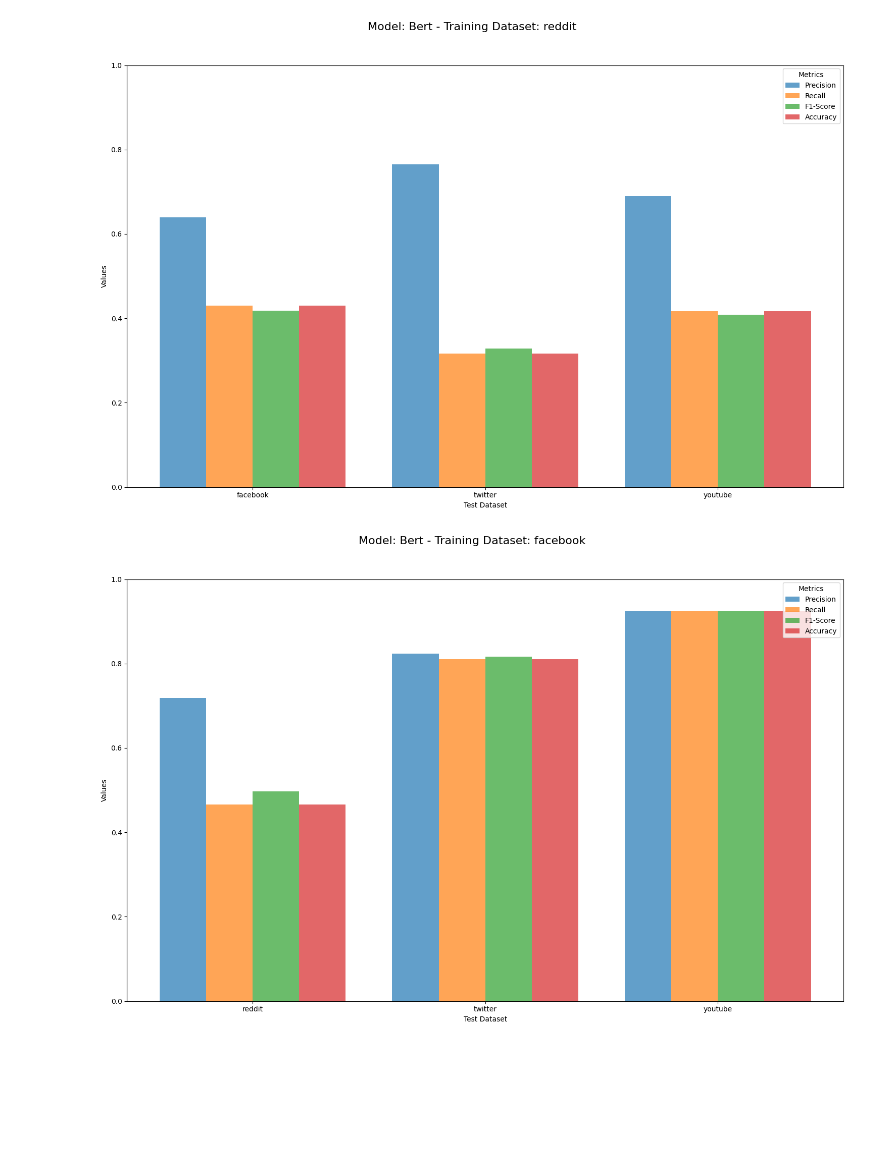
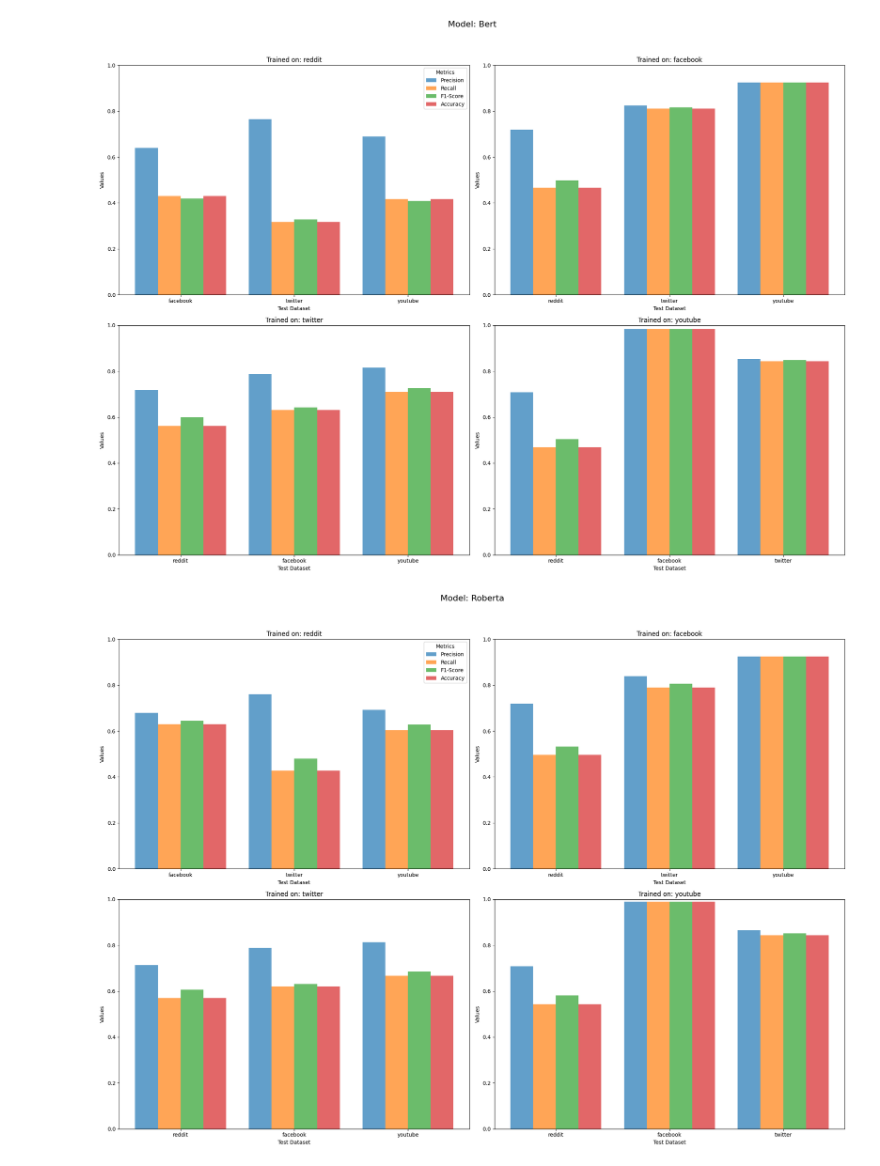
Before and after one commit to LeTartap/hate-speech-classification, a Jupyter notebook: ml/results/plot_ml_results_combined.ipynb, the cells around one changed output. Drawn from its saved outputs; the diff is of its cells as text; code cells hidden in the pictures; blank space fills up the shorter version.

Commit message:
combined the plots results for ease to put in the report

```diff
--- a/ml/results/plot_ml_results_combined.ipynb
+++ b/ml/results/plot_ml_results_combined.ipynb
@@ -40,7 +40,16 @@ def load_results(model, train_dataset):
     return results
 
 def plot_metrics(dataframes, model):
-    for train_dataset, df in dataframes.items():
+    # Create a figure with subplots
+    fig, axes = plt.subplots(nrows=2, ncols=2, figsize=(20, 15))
+    fig.suptitle(f'Model: {model}', fontsize=16)
+
+    # Flatten the axes array for easy iteration
+    axes = axes.flatten()
+
+    for idx, (train_dataset, df) in enumerate(dataframes.items()):
+        ax = axes[idx]
+
         # Create a DataFrame for plotting
         plot_data = []
         for test_dataset, metrics in df.items():
@@ -52,10 +61,6 @@ def plot_metrics(dataframes, model):
                     plot_data.append(metric)
 
         plot_df = pd.DataFrame(plot_data)
-
-        # Create a combined plot
-        fig, ax = plt.subplots(figsize=(15, 10))
-        fig.suptitle(f'Model: {model} - Training Dataset: {train_dataset}', fontsize=16)
 
         # Define metrics to plot
         plot_metrics = ['Precision', 'Recall', 'F1-Score', 'Accuracy']
@@ -72,37 +77,40 @@ def plot_metrics(dataframes, model):
             if metric_name in plot_df.columns:
                 # Select the data for the current metric
                 if metric_name == 'Accuracy':
                     metric_values = [plot_df[(plot_df['Test Dataset'] == dataset) & (plot_df['Metric'] == 'Accuracy')]['Accuracy'].values[0]
                                      if not plot_df[(plot_df['Test Dataset'] == dataset) & (plot_df['Metric'] == 'Accuracy')]['Accuracy'].empty
                                      else 0
                                      for dataset in test_datasets]
                 else:
                     metric_values = [plot_df[(plot_df['Test Dataset'] == dataset) & (plot_df['Metric'] == 'Weighted Avg')][metric_name].values[0]
                                      if not plot_df[(plot_df['Test Dataset'] == dataset) & (plot_df['Metric'] == 'Weighted Avg')][metric_name].empty
                                      else 0
                                      for dataset in test_datasets]
                 ax.bar(positions + i * bar_width, metric_values, width=bar_width, label=metric_name, alpha=0.7)
 
         ax.set_xticks(positions + bar_width * (len(plot_metrics) - 1) / 2)
         ax.set_xticklabels(test_datasets)
         ax.set_xlabel('Test Dataset')
         ax.set_ylabel('Values')
         ax.set_ylim(0, 1)
-        ax.legend(loc='upper right', title='Metrics')
+        if idx == 0:
+            ax.legend(loc='upper right', title='Metrics')
 
-        # Adjust the layout
-        fig.tight_layout(rect=[0, 0, 1, 0.95])
+        ax.set_title(f'Trained on: {train_dataset}')
 
-        # Save the figure
-        plt.savefig(f'{model}_{train_dataset}_combined_metrics.png')
+    # Adjust the layout
+    fig.tight_layout(rect=[0, 0, 1, 0.95])
+
+    # Save the figure
+    plt.savefig(f'{model}_combined_metrics.png')
 
     # Show the plots
     plt.show()
 
 # Main logic to load data and plot for each model and training dataset
 for model in models:
     dataframes = {train_dataset: load_results(model, train_dataset) for train_dataset in platforms}
     plot_metrics(dataframes, model)
 # %% [output]
-[figure, old version]
+[figure, new version]
-[figure, old version]
+[figure, new version]
```
Also changed, not shown: parts of 1 cell of this notebook, 15 other files.
